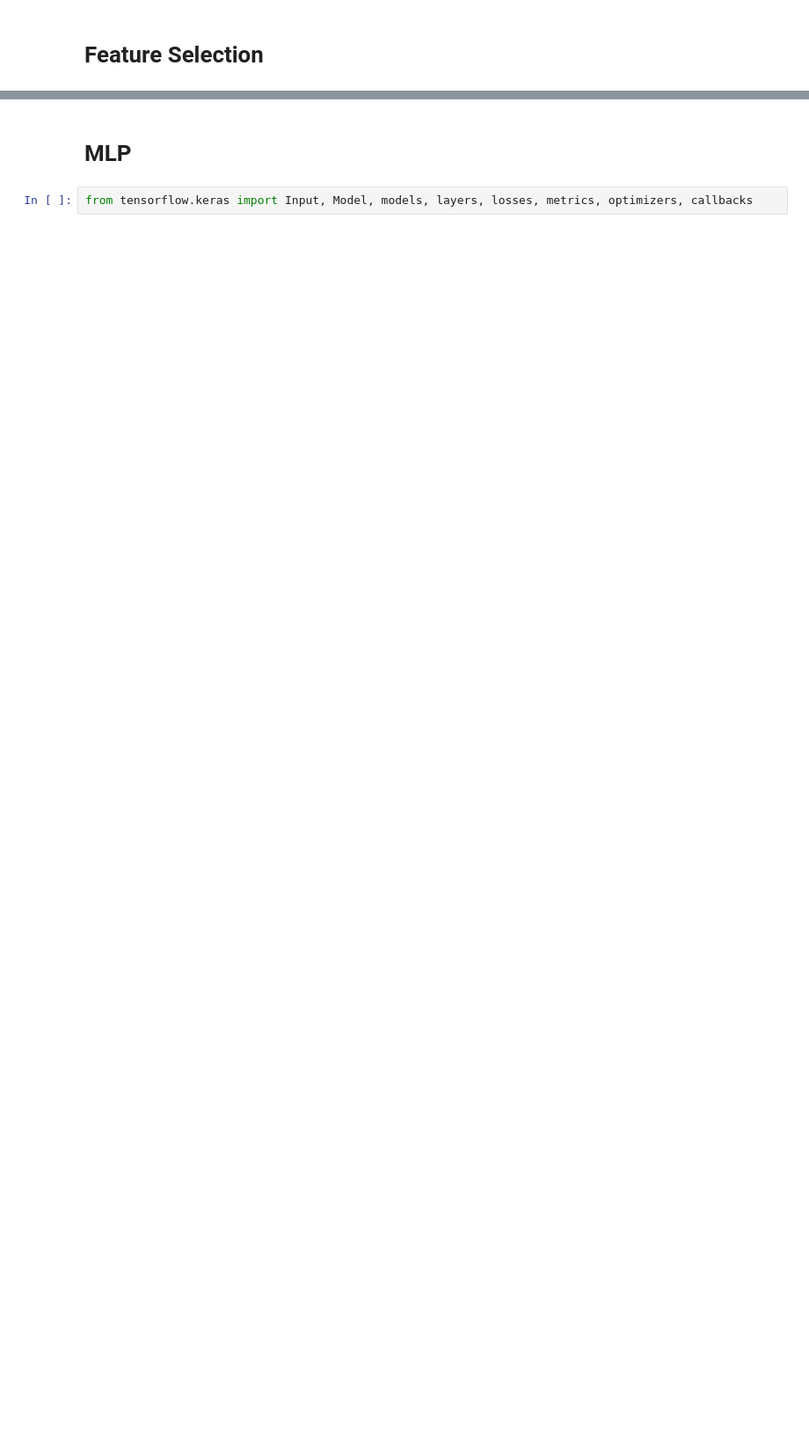
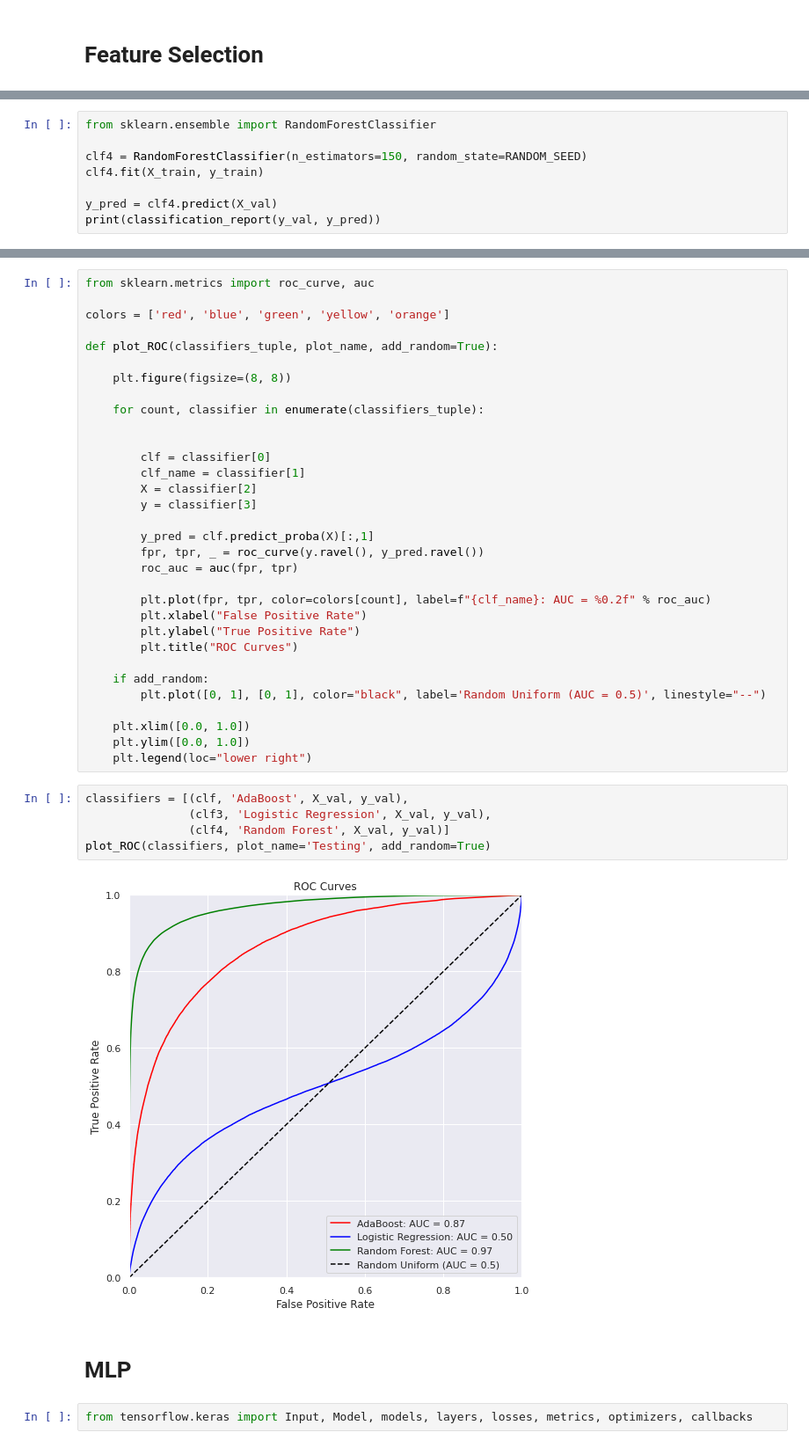
Before and after one commit to anw1998/MMD6020_Final_Project, a Jupyter notebook: notebooks/1.0-anw-initial-data-exploration.ipynb, the cells around one changed output, grey strips where cells are left out. Shown: that part at 88% size. Drawn from its saved outputs; the diff is of its cells as text; blank space fills up the shorter version.

```diff
--- a/notebooks/1.0-anw-initial-data-exploration.ipynb
+++ b/notebooks/1.0-anw-initial-data-exploration.ipynb
@@ -201,0 +321,8 @@ clf2.score(X_test, y_test)
+# %%
+from sklearn.ensemble import RandomForestClassifier
+
+clf4 = RandomForestClassifier(n_estimators=150, random_state=RANDOM_SEED)
+clf4.fit(X_train, y_train)
+
+y_pred = clf4.predict(X_val)
+print(classification_report(y_val, y_pred))
@@ -202,3 +338,42 @@ clf2.score(X_test, y_test)
+# %%
+from sklearn.metrics import roc_curve, auc
+
+colors = ['red', 'blue', 'green', 'yellow', 'orange']
+
+def plot_ROC(classifiers_tuple, plot_name, add_random=True):
+
+    plt.figure(figsize=(8, 8))
+
+    for count, classifier in enumerate(classifiers_tuple):
+
+
+        clf = classifier[0]
+        clf_name = classifier[1]
+        X = classifier[2]
+        y = classifier[3]
+
+        y_pred = clf.predict_proba(X)[:,1]
+        fpr, tpr, _ = roc_curve(y.ravel(), y_pred.ravel())
+        roc_auc = auc(fpr, tpr)
+
+        plt.plot(fpr, tpr, color=colors[count], label=f"{clf_name}: AUC = %0.2f" % roc_auc)
+        plt.xlabel("False Positive Rate")
+        plt.ylabel("True Positive Rate")
+        plt.title("ROC Curves")
+
+    if add_random:
+        plt.plot([0, 1], [0, 1], color="black", label='Random Uniform (AUC = 0.5)', linestyle="--")
+
+    plt.xlim([0.0, 1.0])
+    plt.ylim([0.0, 1.0])
+    plt.legend(loc="lower right")
+# %%
+classifiers = [(clf, 'AdaBoost', X_val, y_val),
+               (clf3, 'Logistic Regression', X_val, y_val),
+               (clf4, 'Random Forest', X_val, y_val)]
+plot_ROC(classifiers, plot_name='Testing', add_random=True)
+# %% [output]
+[figure, added]
 # %% [markdown]
 # **MLP**
 # %%
```
Also changed, not shown: parts of 46 cells of this notebook, 1 other file.
